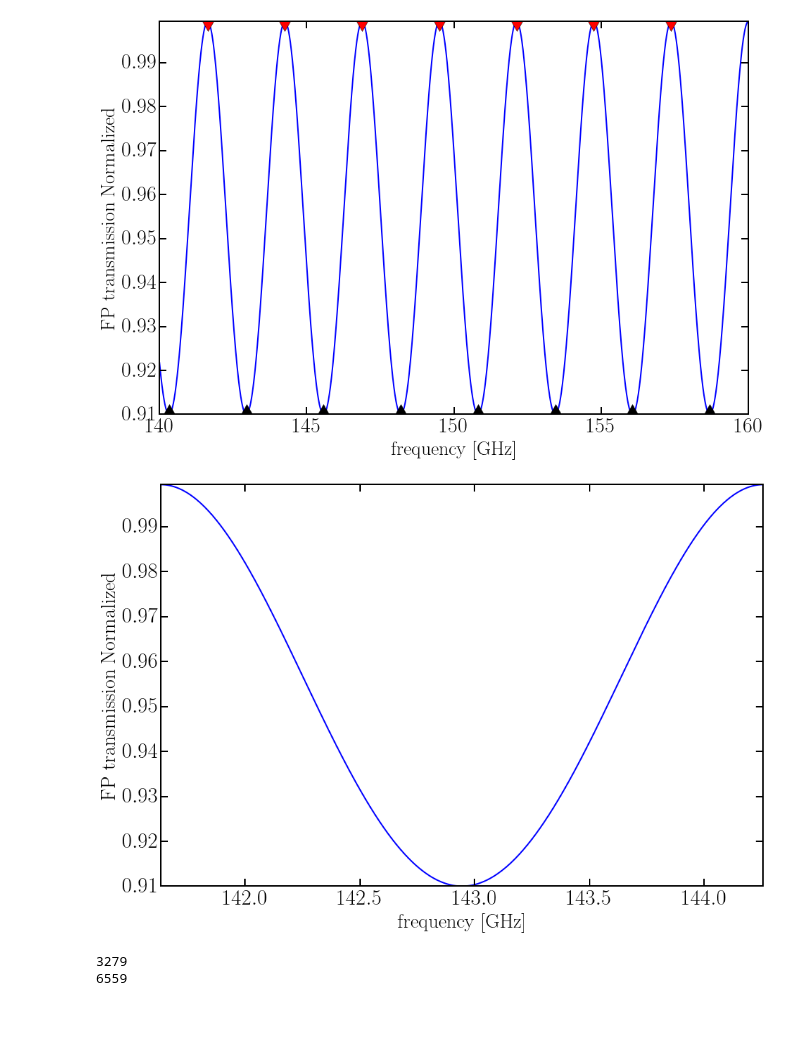
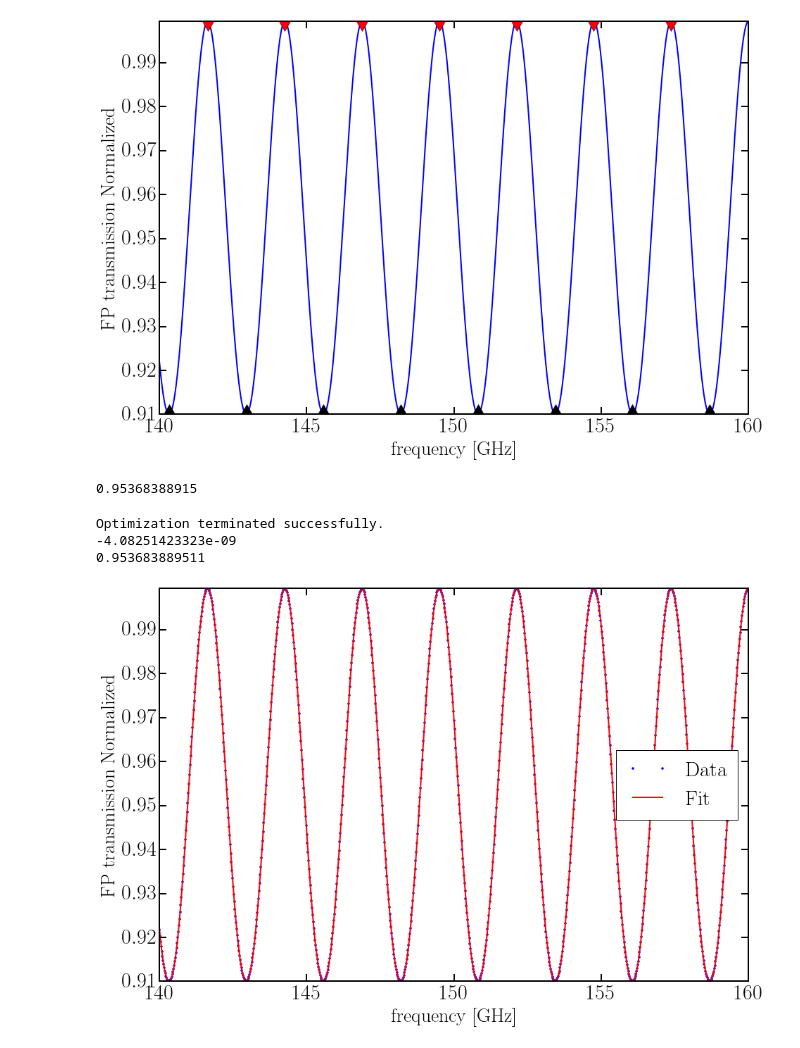
Before and after one commit to WanduiAlbert/MeshFilters, a Jupyter notebook: analysis/FourierFittingTestRoutine.ipynb, the cells around one changed output. Cells and saved outputs as stored; diff of their text form; code cells hidden in the pictures; blank space fills up the shorter version.

```diff
--- a/analysis/FourierFittingTestRoutine.ipynb
+++ b/analysis/FourierFittingTestRoutine.ipynb
@@ -42,27 +71,62 @@ ax.set_ylabel('FP transmission Normalized');
+# %%
+# Initializing the parameters
+n = 3
+# R = 0.02
+fsr =c/(2*L)
+# T = 0.98
+b0 = (T/(1-R))**2*((1-R)/(1+R))
+print b0
+k = np.arange(1,n+1)
+b_k = 2*R**k*b0
+c_k = b_k
+s_k = [0]*n
+guesses = [b0] +list(c_k) + list(s_k)
+# guesses[-1] = b0
+
+b0_guess = guesses[0]
+bk_guess = (np.array(guesses)[1:n+1]**2 + np.array(guesses)[n+1:]**2)**0.5
+# %% [output]
+0.95368388915
+# %%
+#Let's see if using the likelihood function will be more useful
+nll = lambda *args: -lnlike(*args)
+result = op.minimize(nll, guesses, args=(nu, P,np.ones_like(P)), method='Powell')
+#                      bounds=[(0,1.0), (0,1.0),(0.0*scans['L'],5.0*scans['L']),(None, None)])
+# R_ml, T_ml, L_ml, phi_ml = result["x"]
+# print result['x']
+print result['message']
+chisq =  lnlike(result['x'],nu,P,np.ones_like(P) )
+print chisq
+
+b0_MLE = result['x'][0]
+bk_MLE = (result['x'][1:n+1]**2 + result['x'][n+1:]**2)**0.5
+phik_MLE = np.arctan2(result['x'][n+1:], result['x'][1:n+1])
+print b0_MLE
+# %% [output]
+Optimization terminated successfully.
+-4.08251423323e-09
+0.953683889511
 # %%
 # Use the max peaks to determine the range used in the fourier fitting
-mask = np.logical_and(nu >= nu[np.where(nu == max_nu[0])[0]], nu <= nu[np.where(nu == max_nu[1])[0]])
-
 fig, ax = plt.subplots(figsize=(15,10))
-ax.plot(nu[mask], P[mask], 'b')
+ax.plot(nu[::50], P[::50], 'b.', label='Data')
+ax.plot(nu, transmissionModel(nu, *result['x']),'r', label='Fit')
 ax.axis('tight')
+ax.legend(loc='best')
 ax.set_xlabel('frequency [GHz]')
 ax.set_ylabel('FP transmission Normalized');
 # %% [output]
-[figure, old version]
+[figure, new version]
 # %%
-index = np.arange(1, (len(P[mask])+1)/2)
-print len(index)
-N = len(P[mask])
-print N
-y = rfft(P[mask])/N
-b0 = y[0]
-y*=2
-c_k = y[1:N:2]
-s_k = y[2:N:2]
-b_k = (c_k**2 + s_k**2)**0.5
+index = np.arange(1, (len(P)+1)/2)
+# print len(index)
+# N = len(P[mask])
+# print N
+# y = rfft(P[mask])/N
+# b0 = y[0]
+# y*=2
+# c_k = y[1:N:2]
+# s_k = y[2:N:2]
+# b_k = (c_k**2 + s_k**2)**0.5
 # nu_0k = np.arctan2(s_k, c_k)/2/np.pi
-# %% [output]
-3279
-6559
 # %%
```
Also changed, not shown: parts of 12 cells of this notebook, 15 other files.
